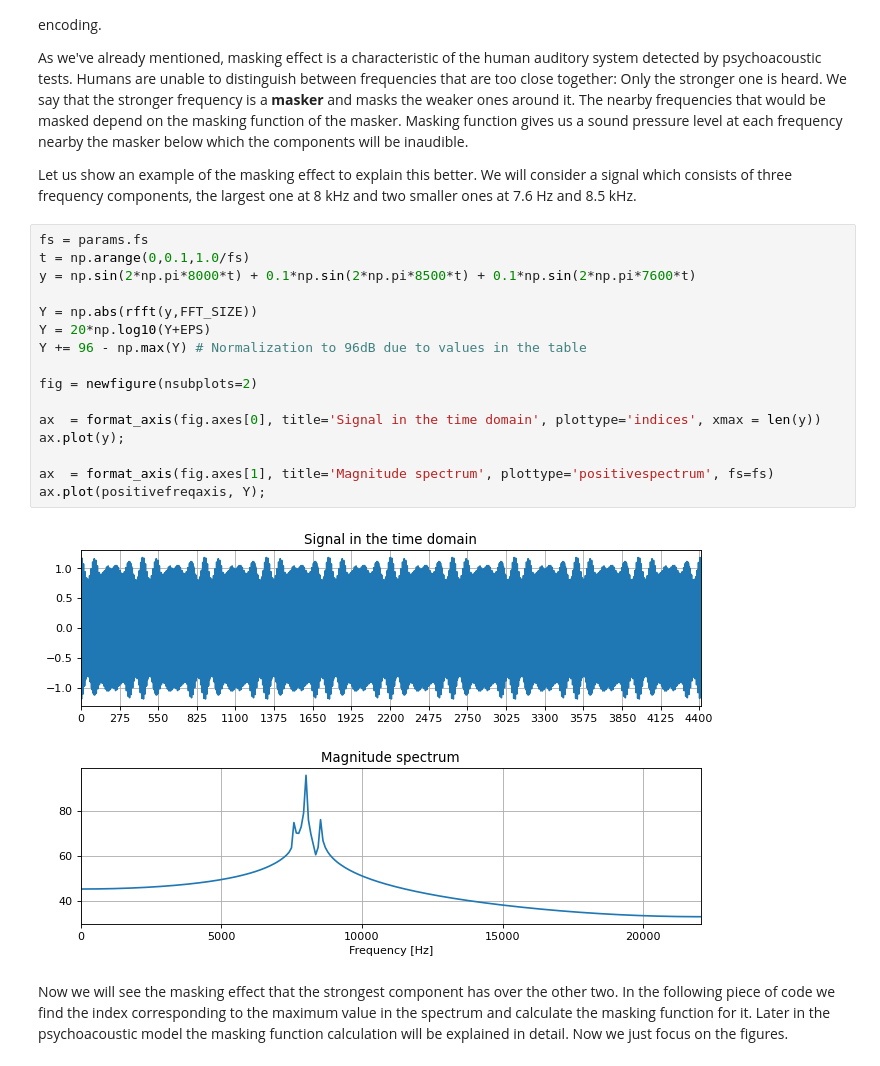
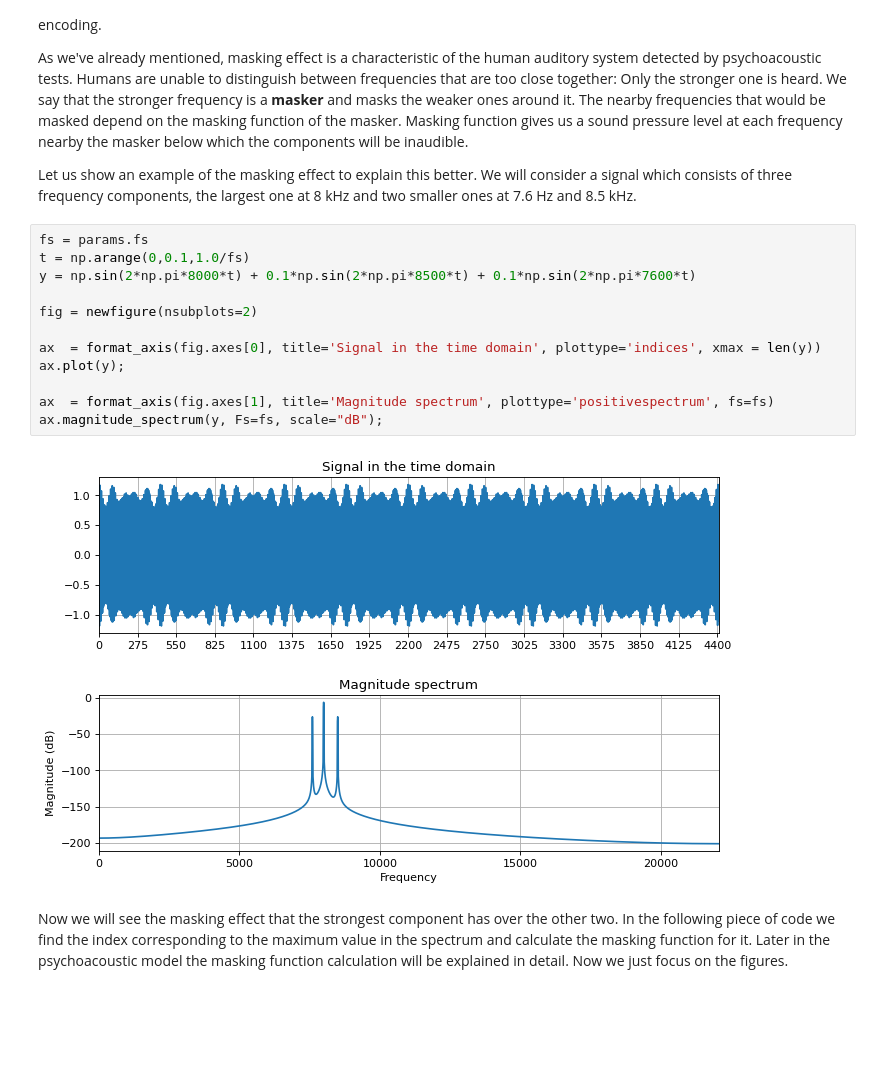
Before and after one commit to lucieperrotta/computersandmusic, a Jupyter notebook: Mp3Encoder/Mp3Encoder.ipynb, the cells around one changed output. Drawn from its saved outputs; the diff is of its cells as text; blank space fills up the shorter version.

Commit message:
MP3: warning fix + magnitude_spectrum()

```diff
--- a/Mp3Encoder/Mp3Encoder.ipynb
+++ b/Mp3Encoder/Mp3Encoder.ipynb
@@ -151,21 +148,17 @@ Let us show an example of the masking effect to explain this better. We will con
 # %%
 fs = params.fs
 t = np.arange(0,0.1,1.0/fs)
 y = np.sin(2*np.pi*8000*t) + 0.1*np.sin(2*np.pi*8500*t) + 0.1*np.sin(2*np.pi*7600*t)
-
-Y = np.abs(rfft(y,FFT_SIZE))
-Y = 20*np.log10(Y+EPS)
-Y += 96 - np.max(Y) # Normalization to 96dB due to values in the table
 
 fig = newfigure(nsubplots=2)
 
 ax  = format_axis(fig.axes[0], title='Signal in the time domain', plottype='indices', xmax = len(y))
 ax.plot(y);
 
 ax  = format_axis(fig.axes[1], title='Magnitude spectrum', plottype='positivespectrum', fs=fs)
-ax.plot(positivefreqaxis, Y);
+ax.magnitude_spectrum(y, Fs=fs, scale="dB");
 # %% [output]
-[figure, old version]
+[figure, new version]
 # %% [markdown]
 Now we will see the masking effect that the strongest component has over the other two. In the following piece of code we find the index corresponding to the maximum value in the spectrum and calculate the masking function for it. Later in the psychoacoustic model the masking function calculation will be explained in detail. Now we just focus on the figures.
 # %%
```
Also changed, not shown: parts of 10 cells of this notebook.
